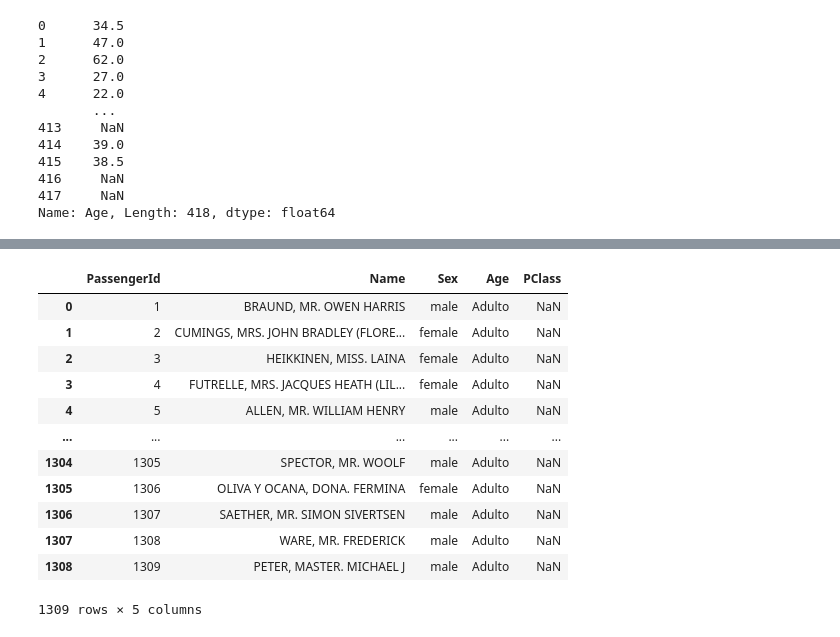
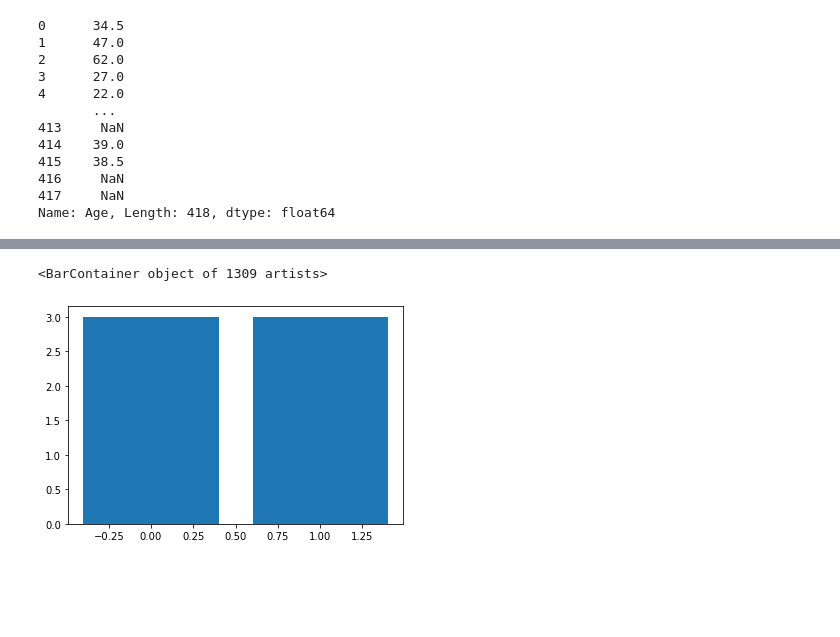
Before and after one commit to fcoprata/Titanic, a Jupyter notebook: final.ipynb, the cells around one changed output, grey strips where cells are left out. Drawn from its saved outputs; the diff is of its cells as text; code cells hidden in the pictures; blank space fills up the shorter version.

```diff
--- a/final.ipynb
+++ b/final.ipynb
@@ -154,16 +170,5 @@ df_titanic.Name = df_titanic.Name.str.upper()
-# %%
-df_titanic
-# %% [output]
-|  | PassengerId | Name | Sex | Age | PClass |
-| 0 | 1 | BRAUND, MR. OWEN HARRIS | male | Adulto | NaN |
-| 1 | 2 | CUMINGS, MRS. JOHN BRADLEY (FLORE... | female | Adulto | NaN |
-| 2 | 3 | HEIKKINEN, MISS. LAINA | female | Adulto | NaN |
-| 3 | 4 | FUTRELLE, MRS. JACQUES HEATH (LIL... | female | Adulto | NaN |
-| 4 | 5 | ALLEN, MR. WILLIAM HENRY | male | Adulto | NaN |
-| ... | ... | ... | ... | ... | ... |
-| 1304 | 1305 | SPECTOR, MR. WOOLF | male | Adulto | NaN |
-| 1305 | 1306 | OLIVA Y OCANA, DONA. FERMINA | female | Adulto | NaN |
-| 1306 | 1307 | SAETHER, MR. SIMON SIVERTSEN | male | Adulto | NaN |
-| 1307 | 1308 | WARE, MR. FREDERICK | male | Adulto | NaN |
-| 1308 | 1309 | PETER, MASTER. MICHAEL J | male | Adulto | NaN |
-1309 rows × 5 columns
+# %%
+plt.bar(surv,classes)
+# %% [output]
+<BarContainer object of 1309 artists>
+[figure, added]
```
Also changed, not shown: parts of 14 cells of this notebook.
